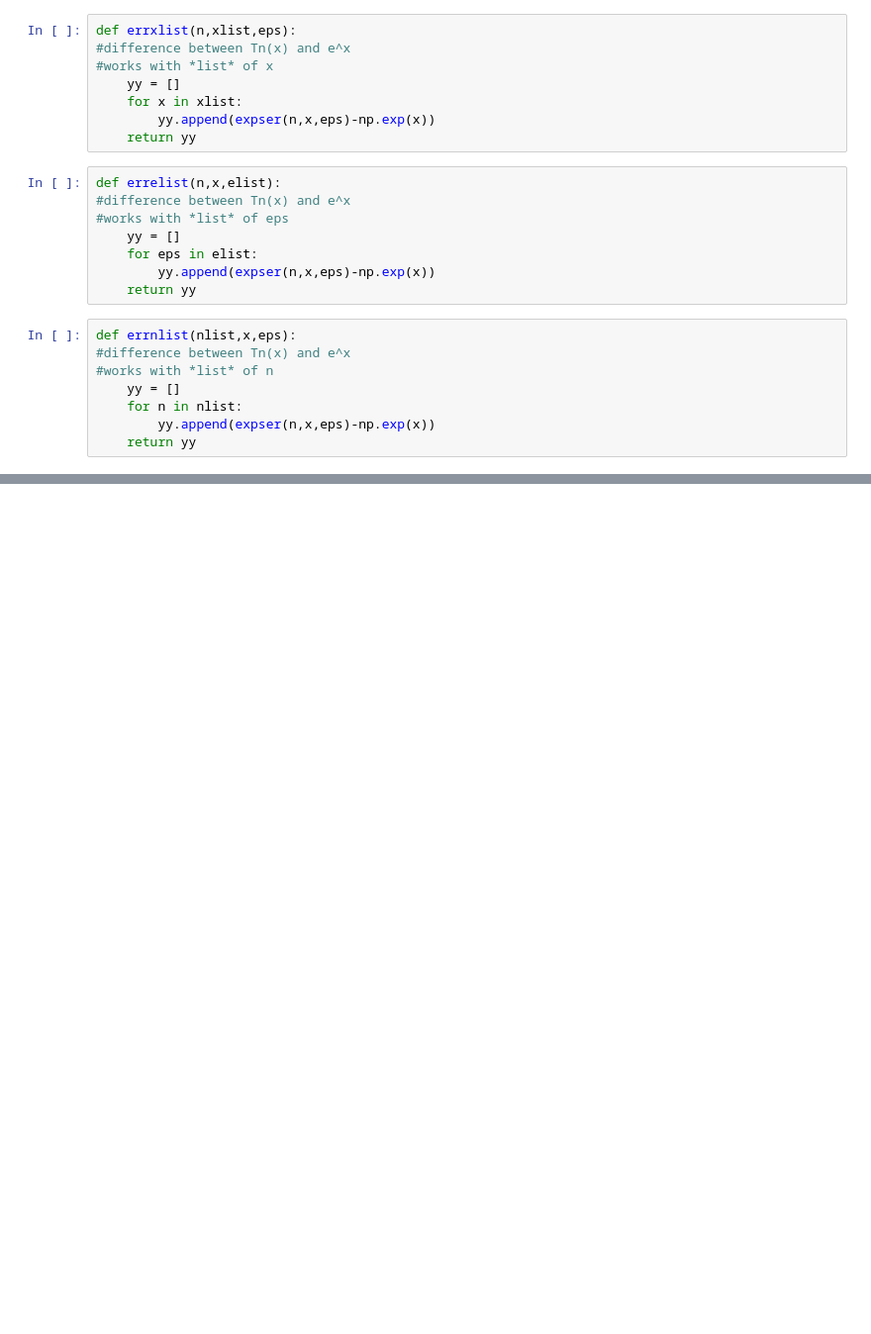
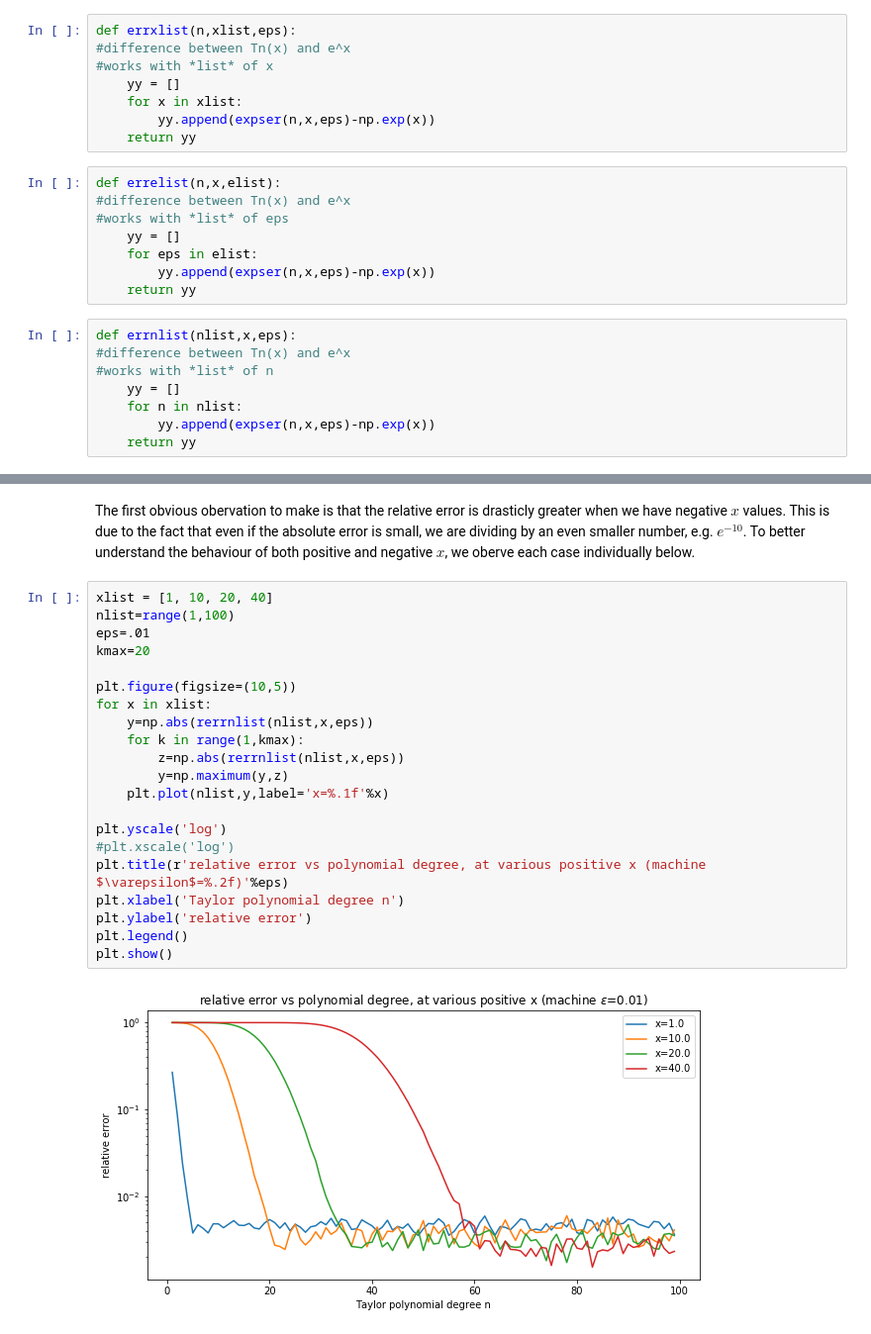
Before and after one commit to MathieuRund/MATH387, a Jupyter notebook: power.ipynb, the cells around one changed output, grey strips where cells are left out. Shown: that part at 99% size. Drawn from its saved outputs; the diff is of its cells as text; blank space fills up the shorter version.

```diff
--- a/power.ipynb
+++ b/power.ipynb
@@ -153,0 +258,25 @@ plt.show()
+# %% [markdown]
+The first obvious obervation to make is that the relative error is drasticly greater when we have negative $x$ values. This is due to the fact that even if the absolute error is small, we are dividing by an even smaller number, e.g. $e^{-10}$. To better understand the behaviour of both positive and negative $x$, we oberve each case individually below.
+# %%
+xlist = [1, 10, 20, 40]
+nlist=range(1,100)
+eps=.01
+kmax=20
+
+plt.figure(figsize=(10,5))
+for x in xlist:
+    y=np.abs(rerrnlist(nlist,x,eps))
+    for k in range(1,kmax):
+        z=np.abs(rerrnlist(nlist,x,eps))
+        y=np.maximum(y,z)
+    plt.plot(nlist,y,label='x=%.1f'%x)
+
+plt.yscale('log')
+#plt.xscale('log')
+plt.title(r'relative error vs polynomial degree, at various positive x (machine $\varepsilon$=%.2f)'%eps)
+plt.xlabel('Taylor polynomial degree n')
+plt.ylabel('relative error')
+plt.legend()
+plt.show()
+# %% [output]
+[figure, added]
```
Also changed, not shown: parts of 25 cells of this notebook.
